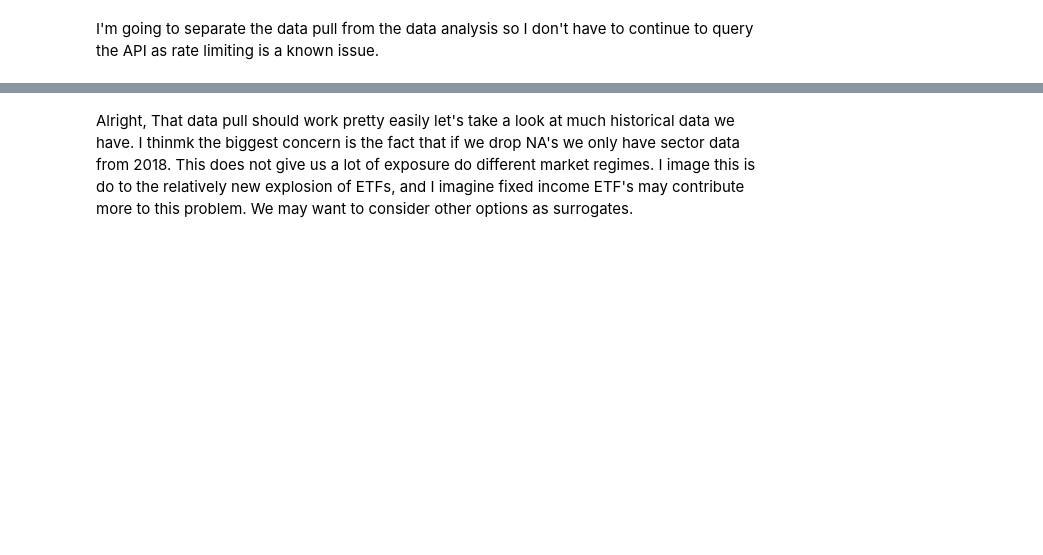
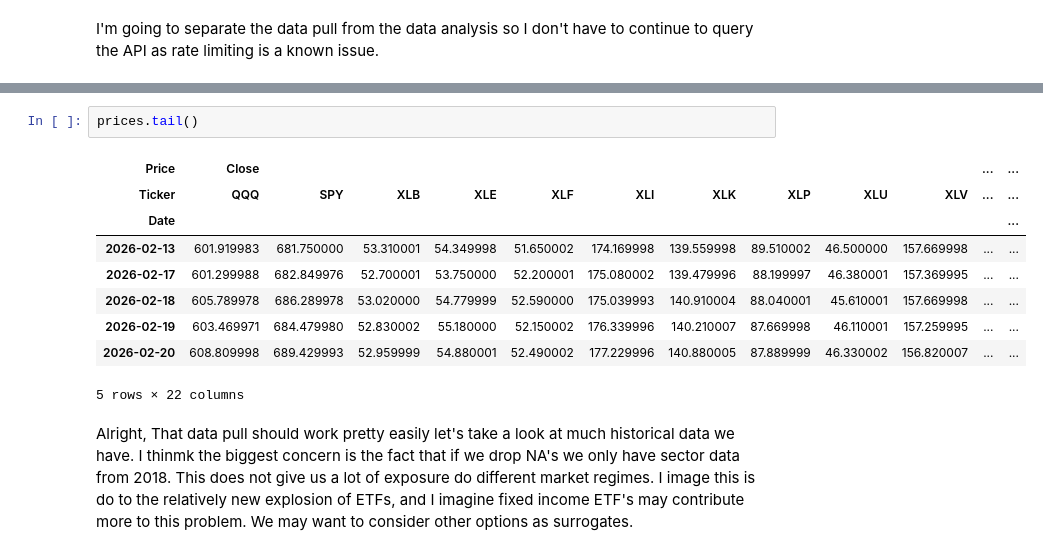
Before and after one commit to tmacpherson6/investment_advisor_dashboard_capstone, a Jupyter notebook: Tom's Notebook 3 - yfinance web scrapping notebook.ipynb, the cells around one changed output, grey strips where cells are left out. Drawn from its saved outputs; the diff is of its cells as text; blank space fills up the shorter version.

```diff
--- a/Tom's Notebook 3 - yfinance web scrapping notebook.ipynb
+++ b/Tom's Notebook 3 - yfinance web scrapping notebook.ipynb
@@ -39,4 +39,16 @@ prices.head()
 5 rows × 22 columns
+# %%
+prices.tail()
+# %% [output]
+| Price | Close |  |  |  |  |  |  |  |  |  | ... | ... |
+| Ticker | QQQ | SPY | XLB | XLE | XLF | XLI | XLK | XLP | XLU | XLV | ... | ... |
+| Date |  |  |  |  |  |  |  |  |  |  |  | ... |
+| 2026-02-13 | 601.919983 | 681.750000 | 53.310001 | 54.349998 | 51.650002 | 174.169998 | 139.559998 | 89.510002 | 46.500000 | 157.669998 | ... | ... |
+| 2026-02-17 | 601.299988 | 682.849976 | 52.700001 | 53.750000 | 52.200001 | 175.080002 | 139.479996 | 88.199997 | 46.380001 | 157.369995 | ... | ... |
+| 2026-02-18 | 605.789978 | 686.289978 | 53.020000 | 54.779999 | 52.590000 | 175.039993 | 140.910004 | 88.040001 | 45.610001 | 157.669998 | ... | ... |
+| 2026-02-19 | 603.469971 | 684.479980 | 52.830002 | 55.180000 | 52.150002 | 176.339996 | 140.210007 | 87.669998 | 46.110001 | 157.259995 | ... | ... |
+| 2026-02-20 | 608.809998 | 689.429993 | 52.959999 | 54.880001 | 52.490002 | 177.229996 | 140.880005 | 87.889999 | 46.330002 | 156.820007 | ... | ... |
+5 rows × 22 columns
 # %% [markdown]
 Alright, That data pull should work pretty easily let's take a look at much historical data we have. I thinmk the biggest concern is the fact that if we drop NA's we only have sector data from 2018. This does not give us a lot of exposure do different market regimes. I image this is do to the relatively new explosion of ETFs, and I imagine fixed income ETF's may contribute more to this problem. We may want to consider other options as surrogates.
 # %%
```
Also changed, not shown: parts of 3 cells of this notebook.
